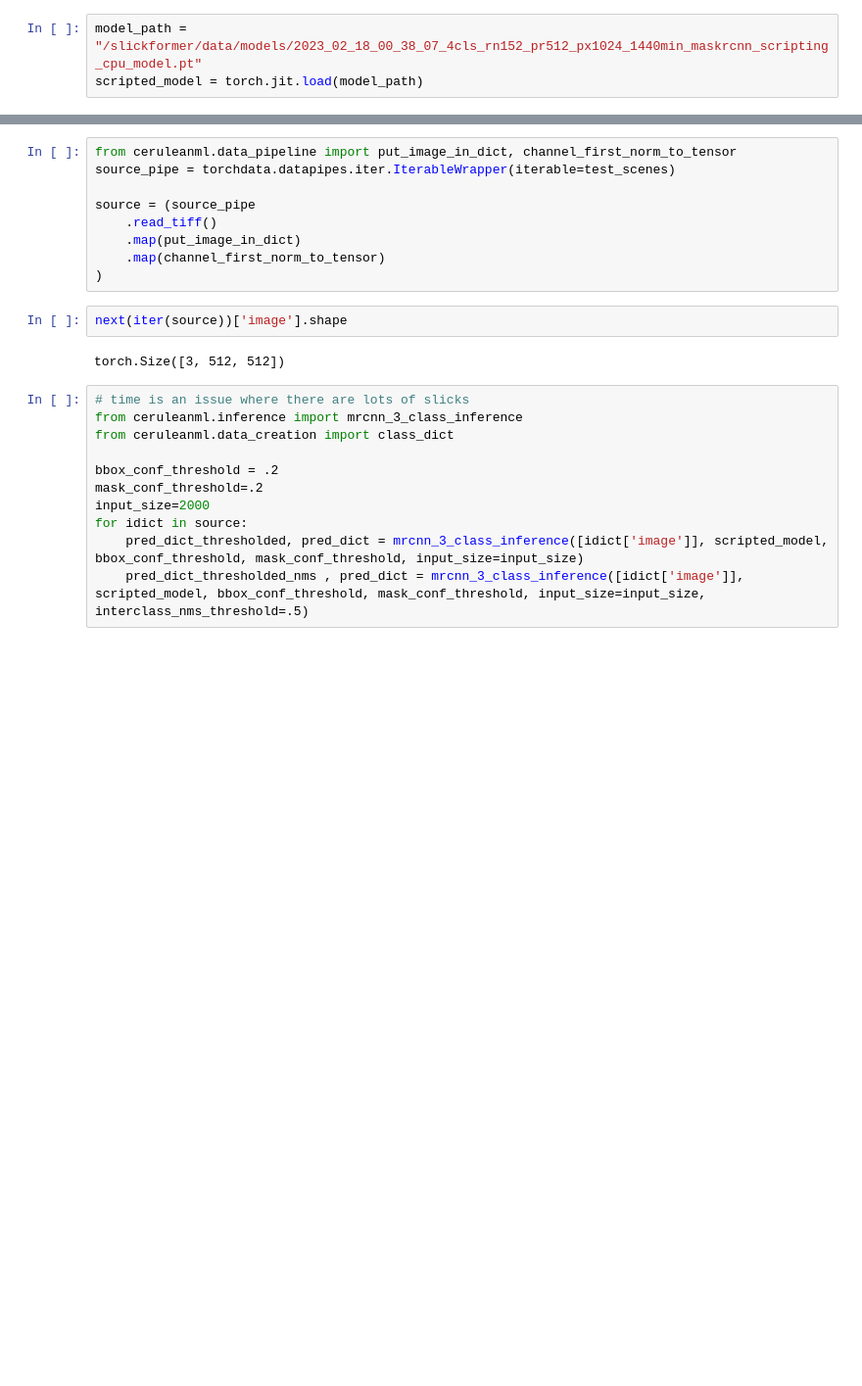
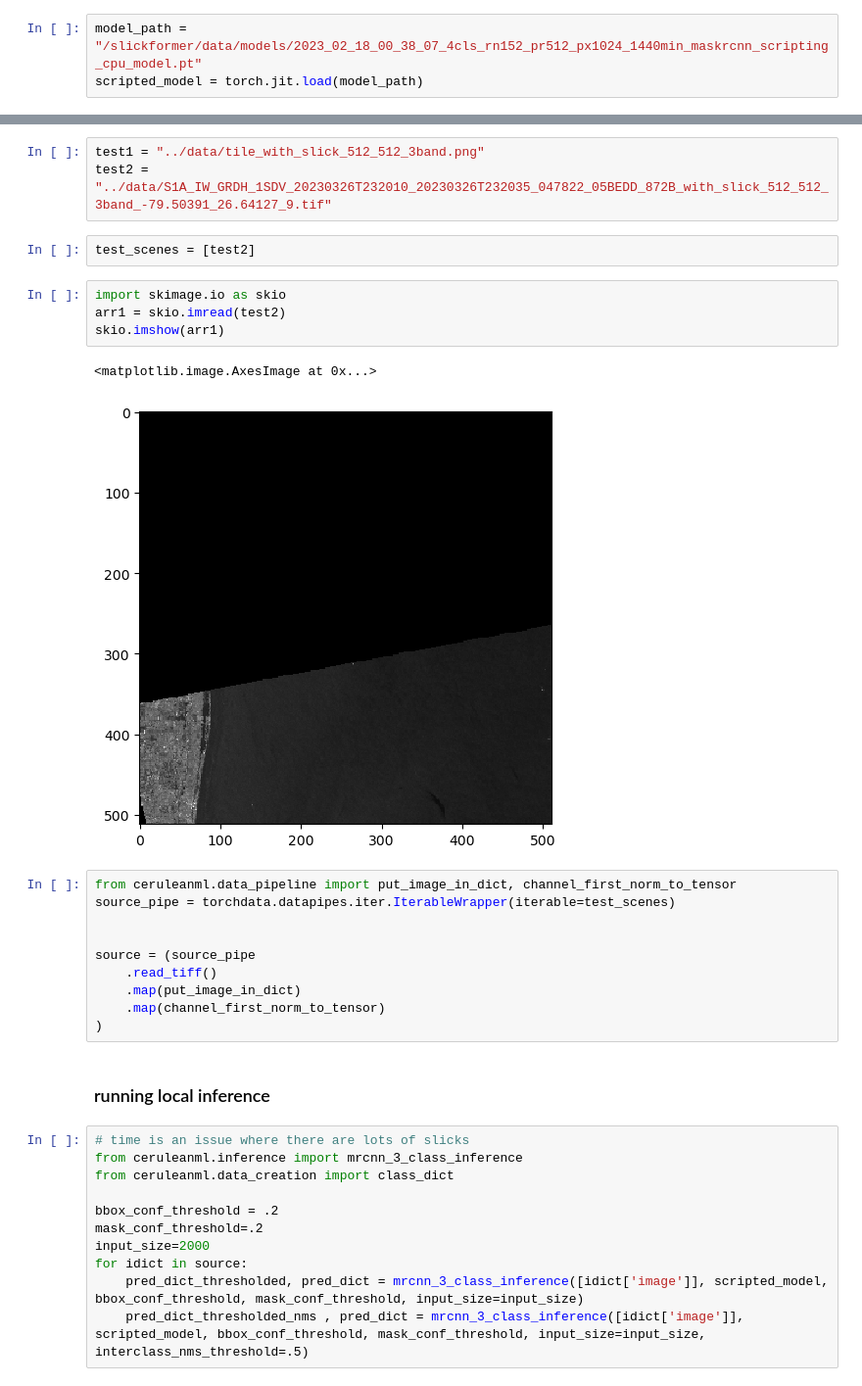
Before and after one commit to developmentseed/slickformer, a Jupyter notebook: notebooks/test_staging.ipynb, the cells around one changed output, grey strips where cells are left out. Shown at 98% size. Saved outputs shown, nothing was run; the diff lists cells and outputs as text; blank space fills up the shorter version.

Commit message:
test cv2, loading tiles from api

```diff
--- a/notebooks/test_staging.ipynb
+++ b/notebooks/test_staging.ipynb
@@ -19,16 +132,27 @@ test_scenes = ["../data/tile_with_slick_512_512_3band.png"] # from cerulean clou
+# %%
+test1 = "../data/tile_with_slick_512_512_3band.png"
+test2 = "../data/S1A_IW_GRDH_1SDV_20230326T232010_20230326T232035_047822_05BEDD_872B_with_slick_512_512_3band_-79.50391_26.64127_9.tif"
+# %%
+test_scenes = [test2]
+# %%
+import skimage.io as skio
+arr1 = skio.imread(test2)
+skio.imshow(arr1)
+# %% [output]
+<matplotlib.image.AxesImage at 0x...>
+[figure, added]
 # %%
 from ceruleanml.data_pipeline import put_image_in_dict, channel_first_norm_to_tensor
 source_pipe = torchdata.datapipes.iter.IterableWrapper(iterable=test_scenes)
+
 
 source = (source_pipe
     .read_tiff()
     .map(put_image_in_dict)
     .map(channel_first_norm_to_tensor)
 )
-# %%
-next(iter(source))['image'].shape
-# %% [output]
-torch.Size([3, 512, 512])
+# %% [markdown]
+### running local inference
 # %%
 # time is an issue where there are lots of slicks
 from ceruleanml.inference import mrcnn_3_class_inference
```
Also changed, not shown: parts of 32 cells of this notebook.
